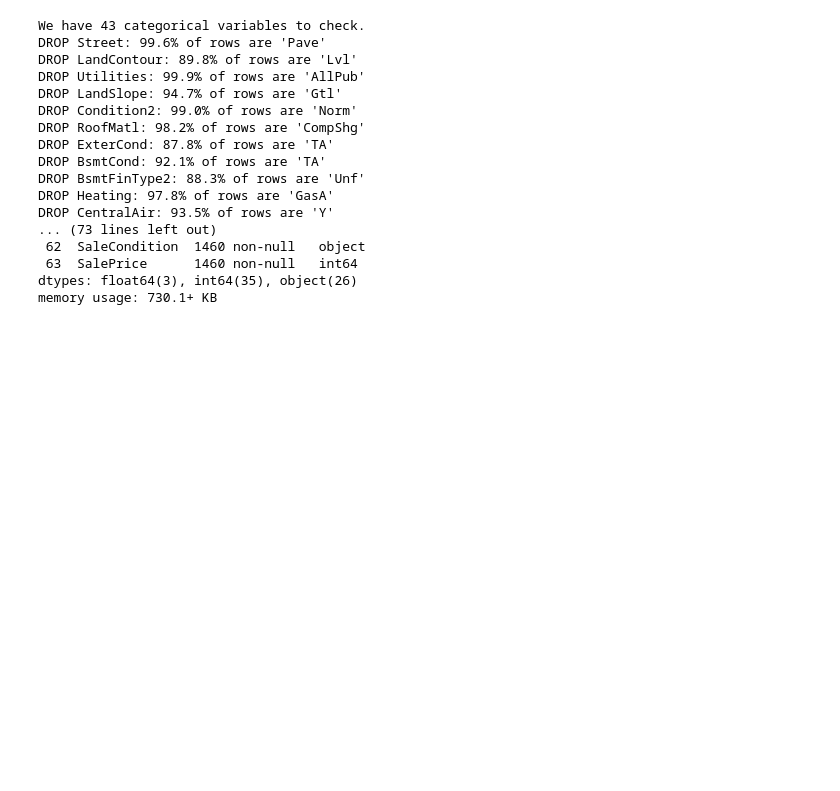
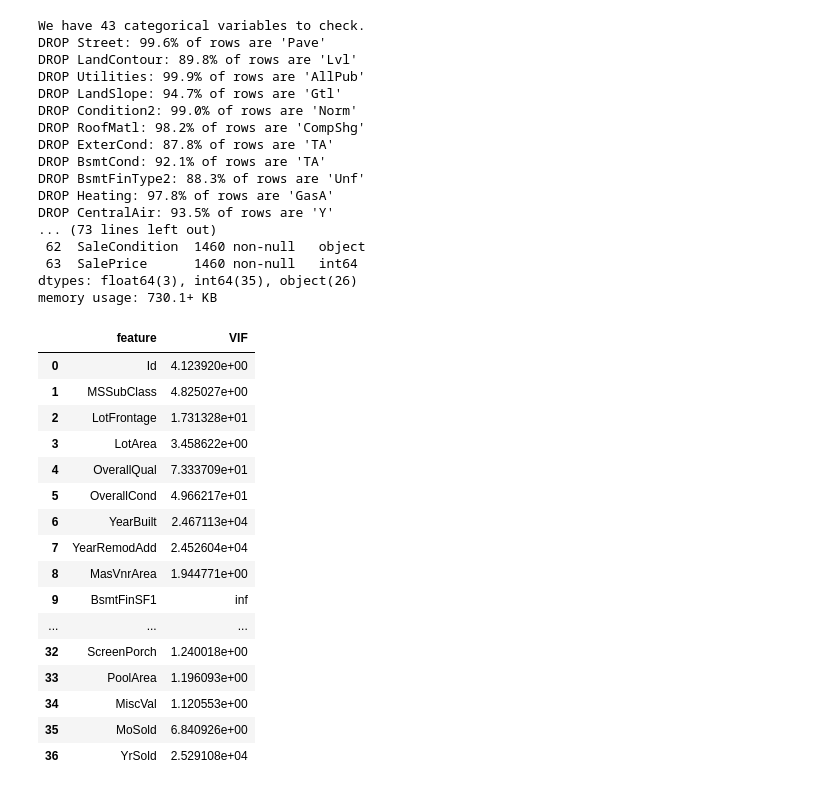
Before and after one commit to muratbek-kebtarum/ASDA_2025_Group_5_Portfolio, a Jupyter notebook: notebooks/week_09_group_5_notebook.ipynb, the cells around one changed output. Cells and saved outputs as stored; diff of their text form; code cells hidden in the pictures; blank space fills up the shorter version.

```diff
--- a/notebooks/week_09_group_5_notebook.ipynb
+++ b/notebooks/week_09_group_5_notebook.ipynb
@@ -130,3 +130,30 @@ DROP CentralAir: 93.5% of rows are 'Y'
  63  SalePrice      1460 non-null   int64
 dtypes: float64(3), int64(35), object(26)
 memory usage: 730.1+ KB
+# %%
+from statsmodels.stats.outliers_influence import variance_inflation_factor
+X = df.select_dtypes(include=[np.number]).dropna()
+X = X.drop(columns=['SalePrice'])
+vif_data = pd.DataFrame()
+vif_data["feature"] = X.columns
+vif_data["VIF"] = [variance_inflation_factor(X.values, i) for i in range(len(X.columns))]
+vif_data.sort_values(by="VIF", ascending=True)
+vif_data
+# %% [output]
+|  | feature | VIF |
+| 0 | Id | 4.123920e+00 |
+| 1 | MSSubClass | 4.825027e+00 |
+| 2 | LotFrontage | 1.731328e+01 |
+| 3 | LotArea | 3.458622e+00 |
+| 4 | OverallQual | 7.333709e+01 |
+| 5 | OverallCond | 4.966217e+01 |
+| 6 | YearBuilt | 2.467113e+04 |
+| 7 | YearRemodAdd | 2.452604e+04 |
+| 8 | MasVnrArea | 1.944771e+00 |
+| 9 | BsmtFinSF1 | inf |
+| ... | ... | ... |
+| 32 | ScreenPorch | 1.240018e+00 |
+| 33 | PoolArea | 1.196093e+00 |
+| 34 | MiscVal | 1.120553e+00 |
+| 35 | MoSold | 6.840926e+00 |
+| 36 | YrSold | 2.529108e+04 |
```
Also changed, not shown: parts of 18 cells of this notebook.
